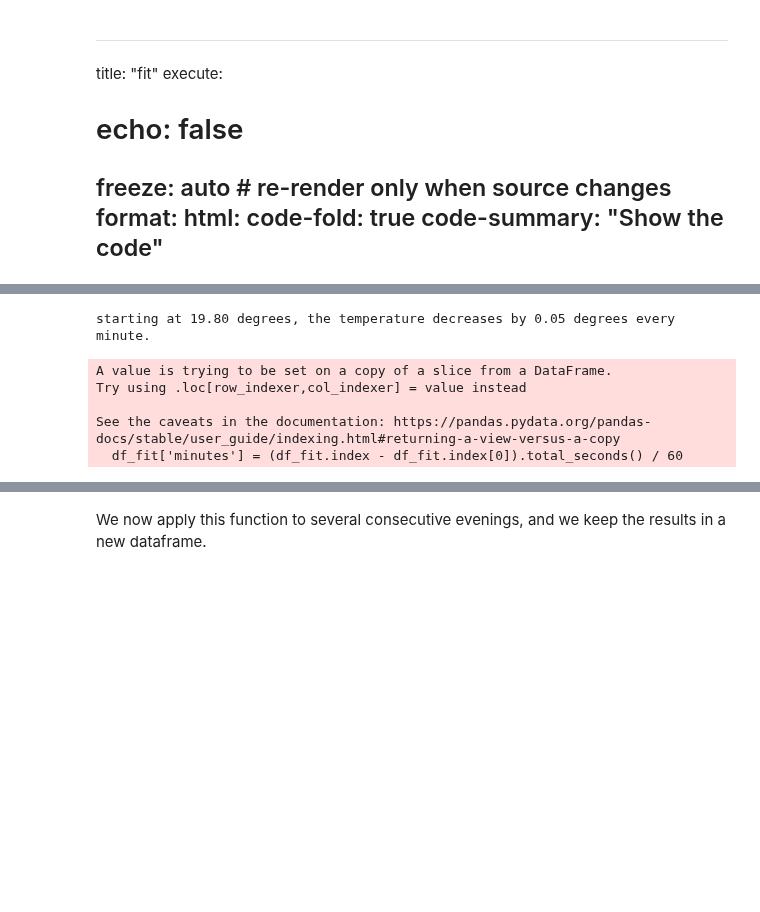
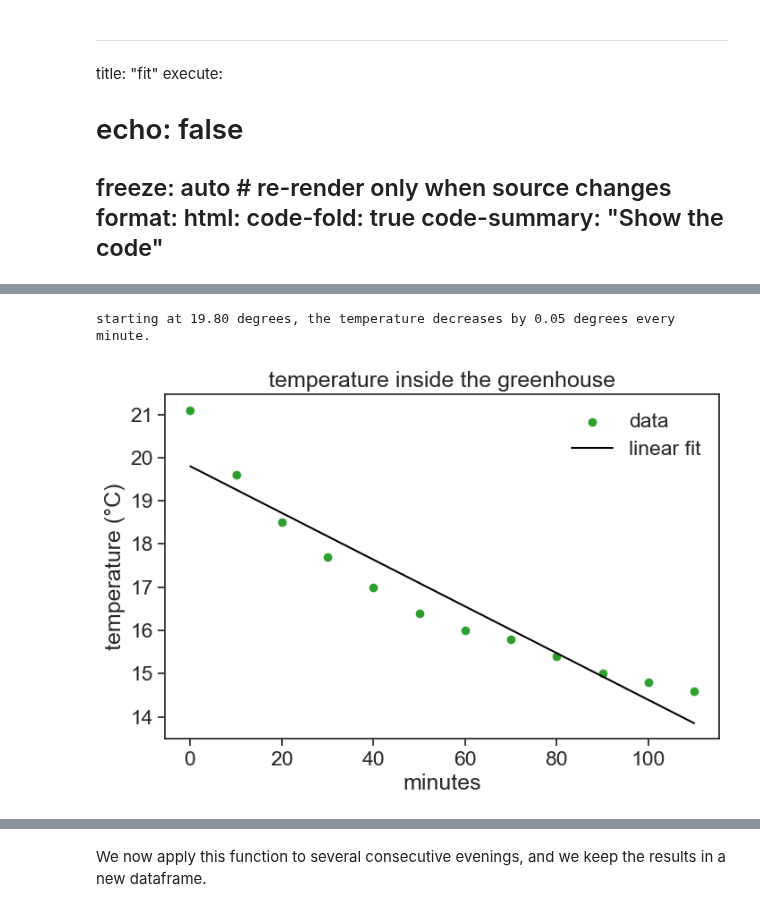
Before and after one commit to yairmau/time-series, a Jupyter notebook: smoothing/fit.ipynb, the cells around one changed output, grey strips where cells are left out. Drawn from its saved outputs; the diff is of its cells as text; code cells hidden in the pictures; blank space fills up the shorter version.

```diff
--- a/smoothing/fit.ipynb
+++ b/smoothing/fit.ipynb
@@ -84,11 +113,22 @@ degree = 1
 coeffs = np.polyfit(df_fit['minutes'], df_fit['T_in'], degree)
 # linear Function
 linear_function = np.poly1d(coeffs)
-print(f"starting at {coeffs[1]:.2f} degrees, the temperature decreases by {-coeffs[0]:.2f} degrees every minute.")
-# %% [output]
-starting at 19.80 degrees, the temperature decreases by 0.05 degrees every minute.
-A value is trying to be set on a copy of a slice from a DataFrame.
-Try using .loc[row_indexer,col_indexer] = value instead
-
-See the caveats in the documentation: https://pandas.pydata.org/pandas-docs/stable/user_guide/indexing.html#returning-a-view-versus-a-copy
-  df_fit['minutes'] = (df_fit.index - df_fit.index[0]).total_seconds() / 60
+# %%
+#| code-summary: "see result of linear fit"
+
+fig, ax = plt.subplots(figsize=(8,5))
+
+ax.scatter(df_fit['minutes'], df_fit['T_in'],
+           color='tab:green', label='data')
+ax.plot(df_fit['minutes'], linear_function(df_fit['minutes']),
+        color='black', label='linear fit')
+
+ax.set(xlabel='minutes',
+       ylabel='temperature (°C)',
+       title="temperature inside the greenhouse")
+
+ax.legend(frameon=False)
+print(f"starting at {coeffs[1]:.2f} degrees, the temperature decreases by {-coeffs[0]:.2f} degrees every minute.")
+# %% [output]
+starting at 19.80 degrees, the temperature decreases by 0.05 degrees every minute.
+[figure, added]
```
Also changed, not shown: parts of 23 cells of this notebook, 15 other files.
